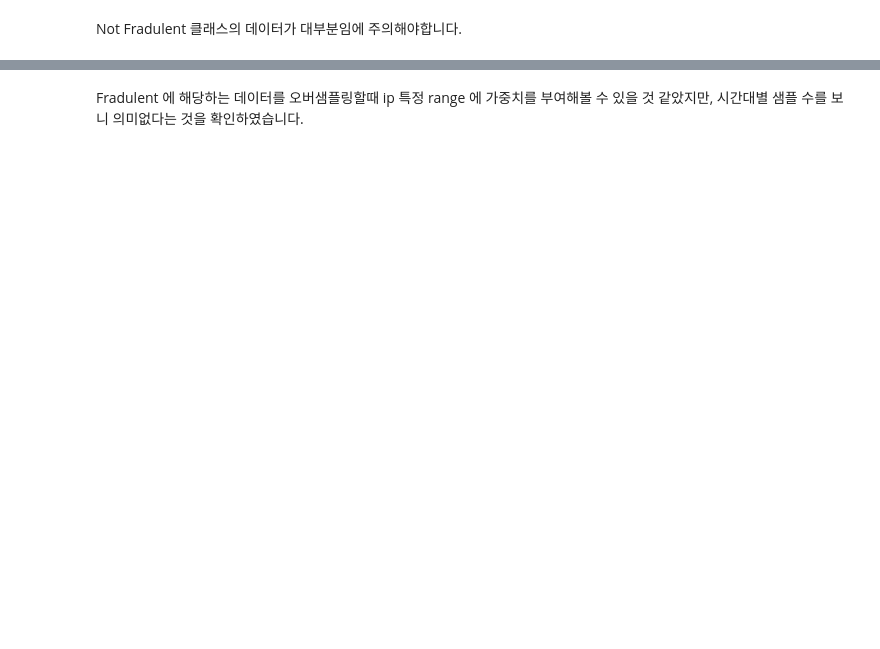
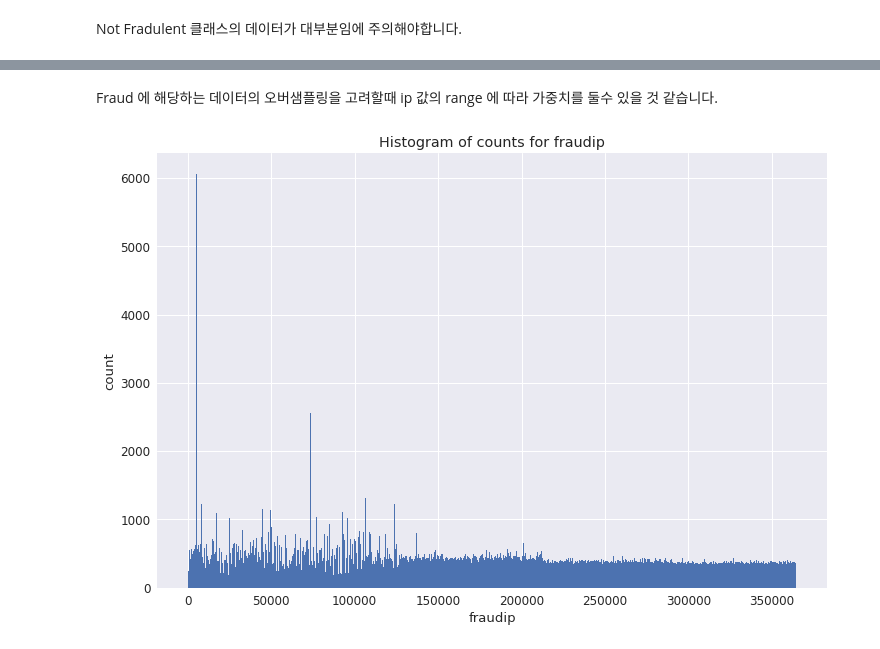
Before and after one commit to jmpaaak/kaggle-study, a Jupyter notebook: competitions/talkingdata-adtracking-fraud-detection/talkingdata-adtracking-jongmin.ipynb, the cells around one changed output, grey strips where cells are left out. Saved outputs shown, nothing was run; the diff lists cells and outputs as text; code cells hidden in the pictures; blank space fills up the shorter version.

```diff
--- a/competitions/talkingdata-adtracking-fraud-detection/talkingdata-adtracking-jongmin.ipynb
+++ b/competitions/talkingdata-adtracking-fraud-detection/talkingdata-adtracking-jongmin.ipynb
@@ -70,8 +73,8 @@ plt.figure(figsize=(12,8));
 # %% [output]
 <Figure size 864x576 with 0 Axes>
 # %%
-# import first 10,000,000 rows of train and all test data
-train = pd.read_csv('./data/train.csv', nrows=10000000)
+# import all rows of train and all test data
+train = pd.read_csv('./data/train.csv')
 test = pd.read_csv('./data/test.csv')
 # %%
 train.head()
@@ -137,13 +158,15 @@ for p, uniq in zip(ax.patches, [mean, 1-mean]):
-# %% [markdown]
-Fradulent 에 해당하는 데이터를 오버샘플링할때 ip 특정 range 에 가중치를 부여해볼 수 있을 것 같았지만, 시간대별 샘플 수를 보니 의미없다는 것을 확인하였습니다.
+# %% [markdown]
+Fraud 에 해당하는 데이터의 오버샘플링을 고려할때 ip 값의 range 에 따라 가중치를 둘수 있을 것 같습니다.
 # %%
 fraudip = train[["ip", "is_attributed"]][train["is_attributed"]==1]["ip"]
 
 fig = plt.figure()
 ax = fig.add_subplot(1, 1, 1)
-plt.hist(fraudip, bins=100)
+plt.hist(fraudip, bins=1000)
 plt.title("Histogram of counts for {}".format('fraudip'))
 plt.ylabel('count')
 plt.xlabel('fraudip')
 plt.show()
+# %% [output]
+[figure, added]
 # %%
```
Also changed, not shown: parts of 19 cells of this notebook, 8 other files.
